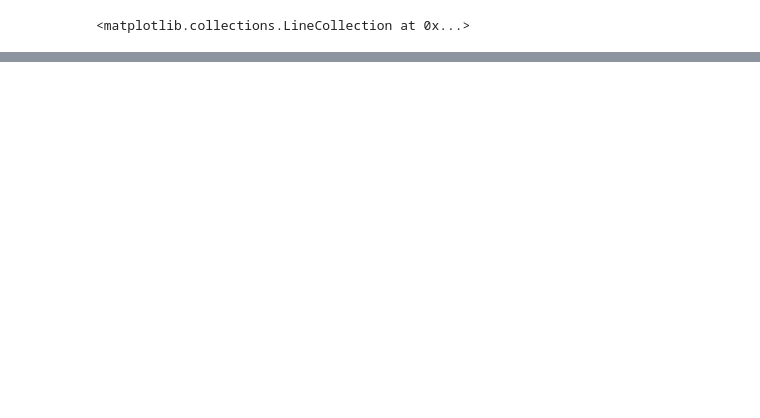
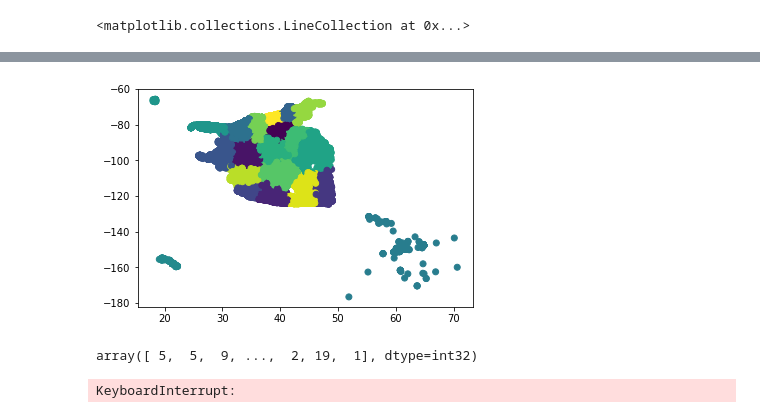
Before and after one commit to jesuszarate/ML-FinalProject, a Jupyter notebook: MappingOfCoordinates.ipynb, the cells around one changed output, grey strips where cells are left out. Saved outputs shown, nothing was run; the diff lists cells and outputs as text; code cells hidden in the pictures; blank space fills up the shorter version.

```diff
--- a/MappingOfCoordinates.ipynb
+++ b/MappingOfCoordinates.ipynb
@@ -56,0 +93,39 @@ plt.show()
+# %%
+from subprocess import check_output
+
+def is_number(s):
+    try:
+        float(s)
+        return True
+    except ValueError:
+        return False
+
+df = data#pd.read_csv("../input/complete.csv", error_bad_lines=False, warn_bad_lines=False)
+
+df = pd.read_csv('ufo-scrubbed-geocoded-time-standardized.csv',
+                       names=['datetime', 'city', 'state', 'country',
+                              'shape', 'duration(seconds)', 'duration(hours/min)', 'comments',
+                              'date posted', 'longitude', 'latitude'], error_bad_lines=False, warn_bad_lines=False)
+
+df = df[df['country'] == 'us']
+
+
+data = []
+
+for index, row in df.iterrows():
+    lat = row['latitude']
+    lon = row['longitude']
+    if is_number(lat) and is_number(lon):
+        data.append([float(lon), float(lat)])
+
+data = np.array(data)
+
+model = KMeans(n_clusters=20).fit(scale(data))
+
+plt.scatter(data[:, 0], data[:, 1], c=model.labels_.astype(float))
+plt.show()
+
+model.labels_
+# %% [output]
+[figure, added]
+array([ 5,  5,  9, ...,  2, 19,  1], dtype=int32)
@@ -56,0 +134,19 @@ plt.show()
+# %%
+plt.figure(figsize=(12,8))
+Map = Basemap(projection='mill', llcrnrlat = 26, urcrnrlat = 50, llcrnrlon = -120, urcrnrlon = -65,
+             resolution = 'h')
+Map.drawcoastlines()
+Map.drawcountries()
+Map.drawstates()
+lon = df['longitude']
+lat = df['latitude']
+x, y = Map(list(lon.astype("float")), list(lat.astype("float")))
+# Map.plot(x, y, 'go', markersize = 1, alpha = 0.5, color = 'blue');
+x,y
+# Map.plot(x, y, 'r*', markersize=0.5)
+
+
+# plt.title('Basemap')
+# plt.show()
+# %% [output]
+KeyboardInterrupt:
```
Also changed, not shown: parts of 8 cells of this notebook, 8 other files.
